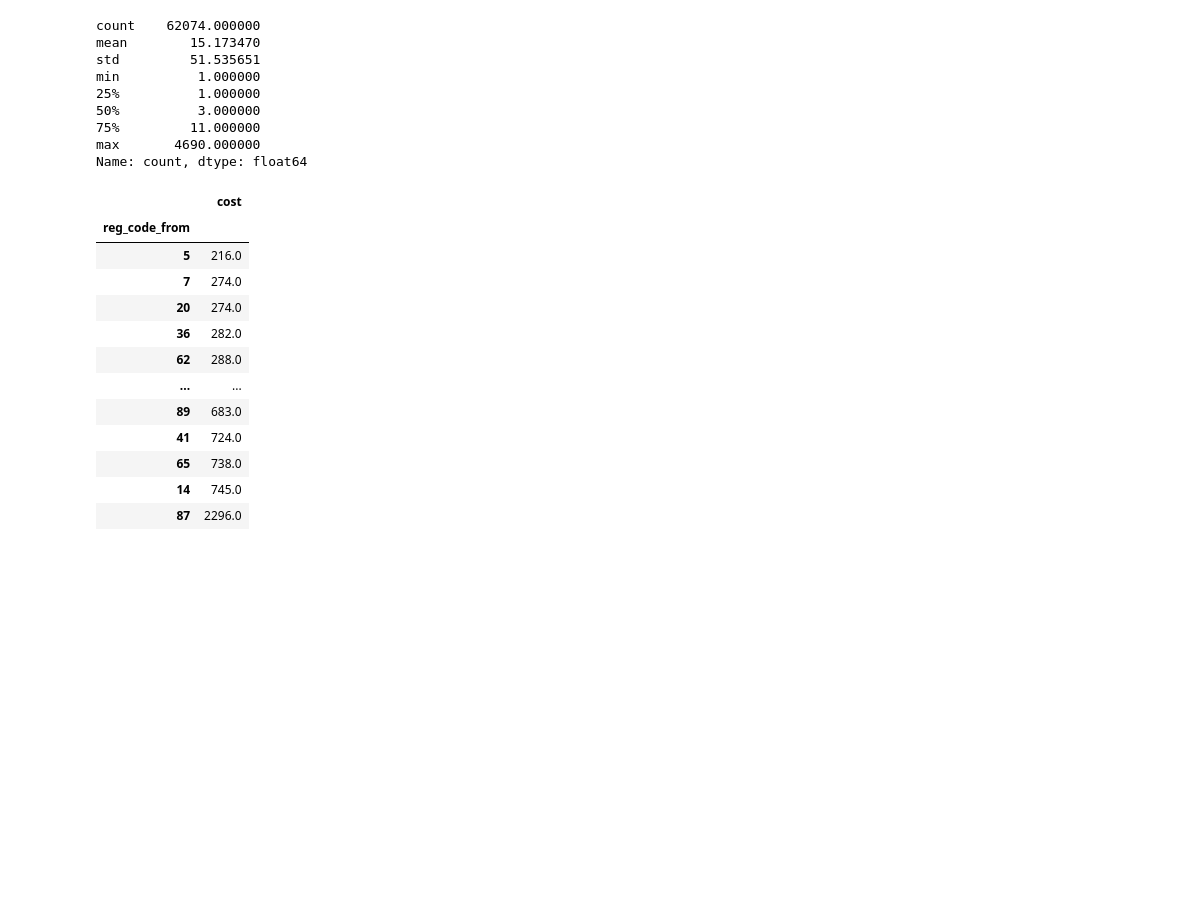
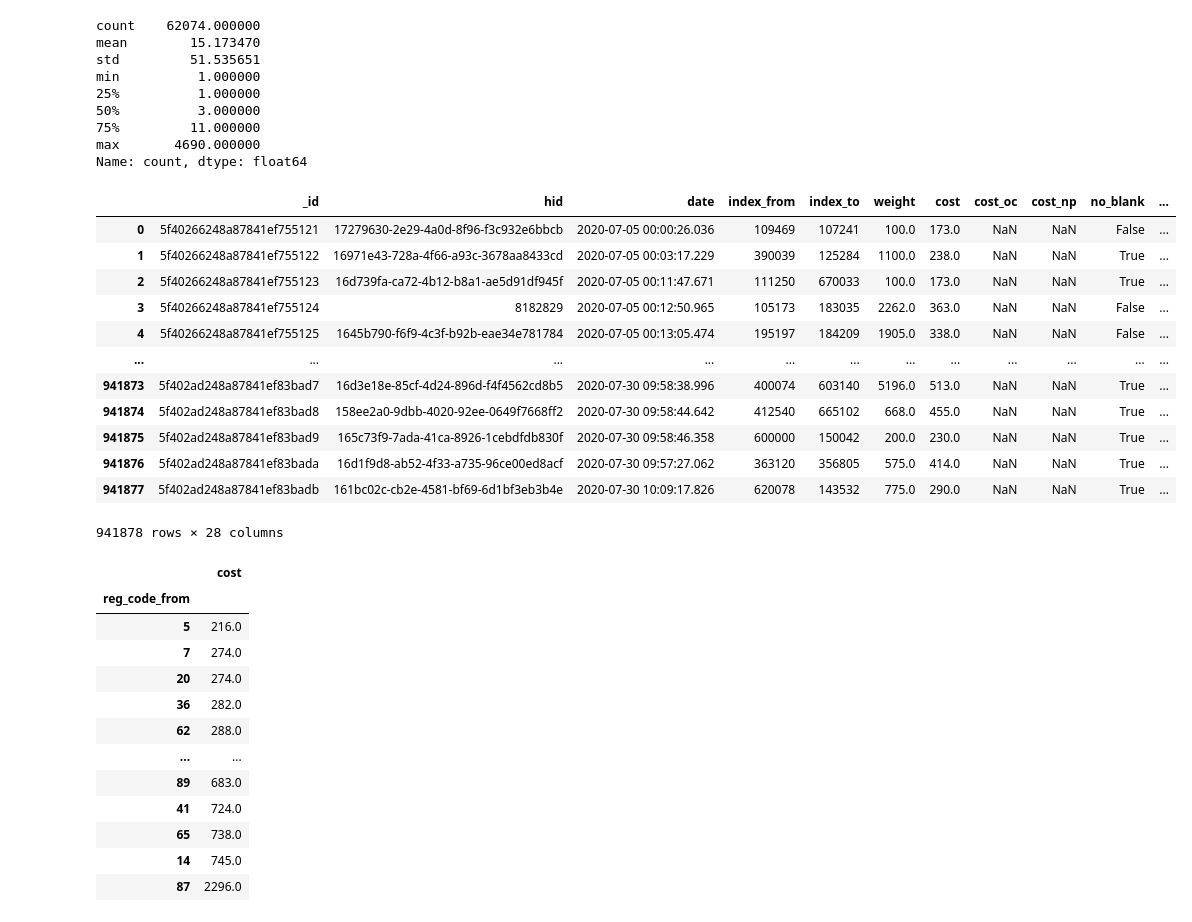
Before and after one commit to dmbgd/pochtaru, a Jupyter notebook: hackathon_pochta.ru.ipynb, the cells around one changed output. Saved outputs shown, nothing was run; the diff lists cells and outputs as text; code cells hidden in the pictures; blank space fills up the shorter version.

```diff
--- a/hackathon_pochta.ru.ipynb
+++ b/hackathon_pochta.ru.ipynb
@@ -335,8 +334,22 @@ max       4690.000000
 Name: count, dtype: float64
 # %%
 # Дополняем датасет количеством отправок у пользователя
-df_n = pd.merge(df_n, df_cnt, how='left', on=['id', 'id'])
+df_n = pd.merge(df_n, df_cnt, how='left', on=['hid', 'hid'])
 df_n
+# %% [output]
+|  | _id | hid | date | index_from | index_to | weight | cost | cost_oc | cost_np | no_blank | ... |
+| 0 | 5f40266248a87841ef755121 | 17279630-2e29-4a0d-8f96-f3c932e6bbcb | 2020-07-05 00:00:26.036 | 109469 | 107241 | 100.0 | 173.0 | NaN | NaN | False | ... |
+| 1 | 5f40266248a87841ef755122 | 16971e43-728a-4f66-a93c-3678aa8433cd | 2020-07-05 00:03:17.229 | 390039 | 125284 | 1100.0 | 238.0 | NaN | NaN | True | ... |
+| 2 | 5f40266248a87841ef755123 | 16d739fa-ca72-4b12-b8a1-ae5d91df945f | 2020-07-05 00:11:47.671 | 111250 | 670033 | 100.0 | 173.0 | NaN | NaN | True | ... |
+| 3 | 5f40266248a87841ef755124 | 8182829 | 2020-07-05 00:12:50.965 | 105173 | 183035 | 2262.0 | 363.0 | NaN | NaN | False | ... |
+| 4 | 5f40266248a87841ef755125 | 1645b790-f6f9-4c3f-b92b-eae34e781784 | 2020-07-05 00:13:05.474 | 195197 | 184209 | 1905.0 | 338.0 | NaN | NaN | False | ... |
+| ... | ... | ... | ... | ... | ... | ... | ... | ... | ... | ... | ... |
+| 941873 | 5f402ad248a87841ef83bad7 | 16d3e18e-85cf-4d24-896d-f4f4562cd8b5 | 2020-07-30 09:58:38.996 | 400074 | 603140 | 5196.0 | 513.0 | NaN | NaN | True | ... |
+| 941874 | 5f402ad248a87841ef83bad8 | 158ee2a0-9dbb-4020-92ee-0649f7668ff2 | 2020-07-30 09:58:44.642 | 412540 | 665102 | 668.0 | 455.0 | NaN | NaN | True | ... |
+| 941875 | 5f402ad248a87841ef83bad9 | 165c73f9-7ada-41ca-8926-1cebdfdb830f | 2020-07-30 09:58:46.358 | 600000 | 150042 | 200.0 | 230.0 | NaN | NaN | True | ... |
+| 941876 | 5f402ad248a87841ef83bada | 16d1f9d8-ab52-4f33-a735-96ce00ed8acf | 2020-07-30 09:57:27.062 | 363120 | 356805 | 575.0 | 414.0 | NaN | NaN | True | ... |
+| 941877 | 5f402ad248a87841ef83badb | 161bc02c-cb2e-4581-bf69-6d1bf3eb3b4e | 2020-07-30 10:09:17.826 | 620078 | 143532 | 775.0 | 290.0 | NaN | NaN | True | ... |
+941878 rows × 28 columns
 # %%
 quant = pd.DataFrame(df.groupby(["id", "reg_code_from"]).count()["date"])
 quant
```
Also changed, not shown: parts of 16 cells of this notebook, 2 other files.
